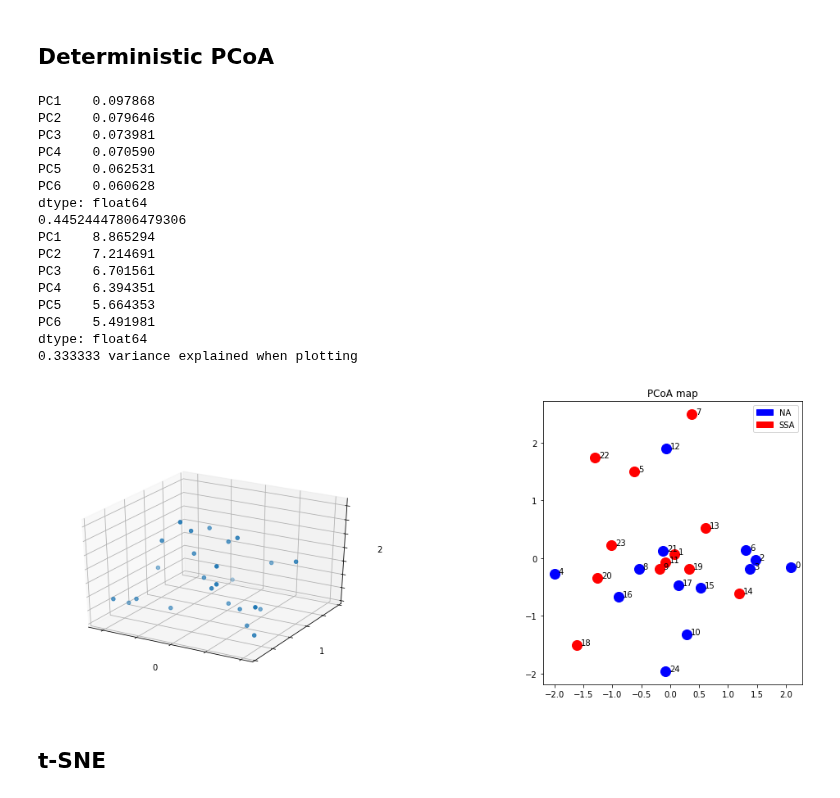
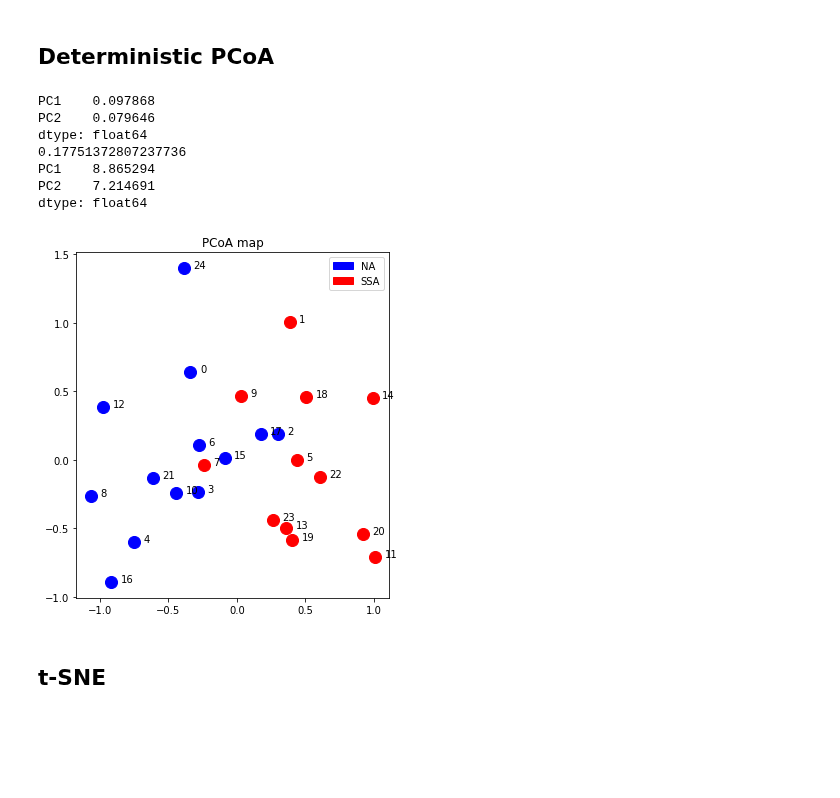
Before and after one commit to alexandremerasli/TFE, a Jupyter notebook: cluster_data.ipynb, the cells around one changed output. Drawn from its saved outputs; the diff is of its cells as text; code cells hidden in the pictures; blank space fills up the shorter version.

```diff
--- a/cluster_data.ipynb
+++ b/cluster_data.ipynb
@@ -686,15 +685,15 @@ def mdsScikit(n_comp,distance_matrix,dissimilarity='precomputed'):
 from sklearn.decomposition import PCA
 
 # Make PCA to project MDS data in 2D
-def transformPoints(points):
-    # Normalise data
-    for i in range(len(points[1,:])):
-        points[:,i] = (points[:,i] - np.mean(points[:,i])) / np.std(points[:,i])
+def transformPoints(points,n_comp=2):
+    if (points.shape[1] != 2):
+        # Normalise data
+        for i in range(len(points[1,:])):
+            points[:,i] = (points[:,i] - np.mean(points[:,i])) / np.std(points[:,i])
 
-    n_comp = 2 # 2D
-    pca = PCA(n_components=n_comp)
-    points = pca.fit_transform(points)
-    print("%f variance explained when plotting" %sum(pca.explained_variance_ratio_[:n_comp]))
+        pca = PCA(n_components=n_comp)
+        points = pca.fit_transform(points)
+        print("%f variance explained when plotting" %sum(pca.explained_variance_ratio_[:n_comp]))
     return points
 
 # Show MDS scaling
@@ -754,38 +753,29 @@ Stress of the method : 0.138930
 ## Deterministic PCoA
 # %%
 from skbio.stats.ordination import pcoa
+
+def computePCoACoordinate(distance_matrix,n_comp=2):
+
+    pcoa_map = pcoa(distance_matrix, method='eigh', number_of_dimensions=n_comp)
+    print(pcoa_map.proportion_explained)
+    print(np.sum(pcoa_map.proportion_explained))
+    print(pcoa_map.eigvals)
+    points = np.array(pcoa_map.samples)
+    return points
+
 distance_matrix = computeDistanceMatrix(45)
-#distance_matrix = np.sqrt(distance_matrix)
-pcoa_map = pcoa(distance_matrix, method='eigh', number_of_dimensions=mdsDim)
-print(pcoa_map.proportion_explained)
-print(np.sum(pcoa_map.proportion_explained))
-print(pcoa_map.eigvals)
-points = pcoa_map.samples.shape
-
-# Plot
-pcoa_map.plot()
-
-points = np.array(pcoa_map.samples)
+points = computePCoACoordinate(distance_matrix,2)
 points = transformPoints(points)
 plotMdsPoints(points,title='PCoA map')
 # %% [output]
 PC1    0.097868
 PC2    0.079646
-PC3    0.073981
-PC4    0.070590
-PC5    0.062531
-PC6    0.060628
 dtype: float64
-0.44524447806479306
+0.17751372807237736
 PC1    8.865294
 PC2    7.214691
-PC3    6.701561
-PC4    6.394351
-PC5    5.664353
-PC6    5.491981
 dtype: float64
-0.333333 variance explained when plotting
-[figure, old version]
+[figure, new version]
 # %% [markdown]
 ## t-SNE
 # %%
```
Also changed, not shown: parts of 12 cells of this notebook.
